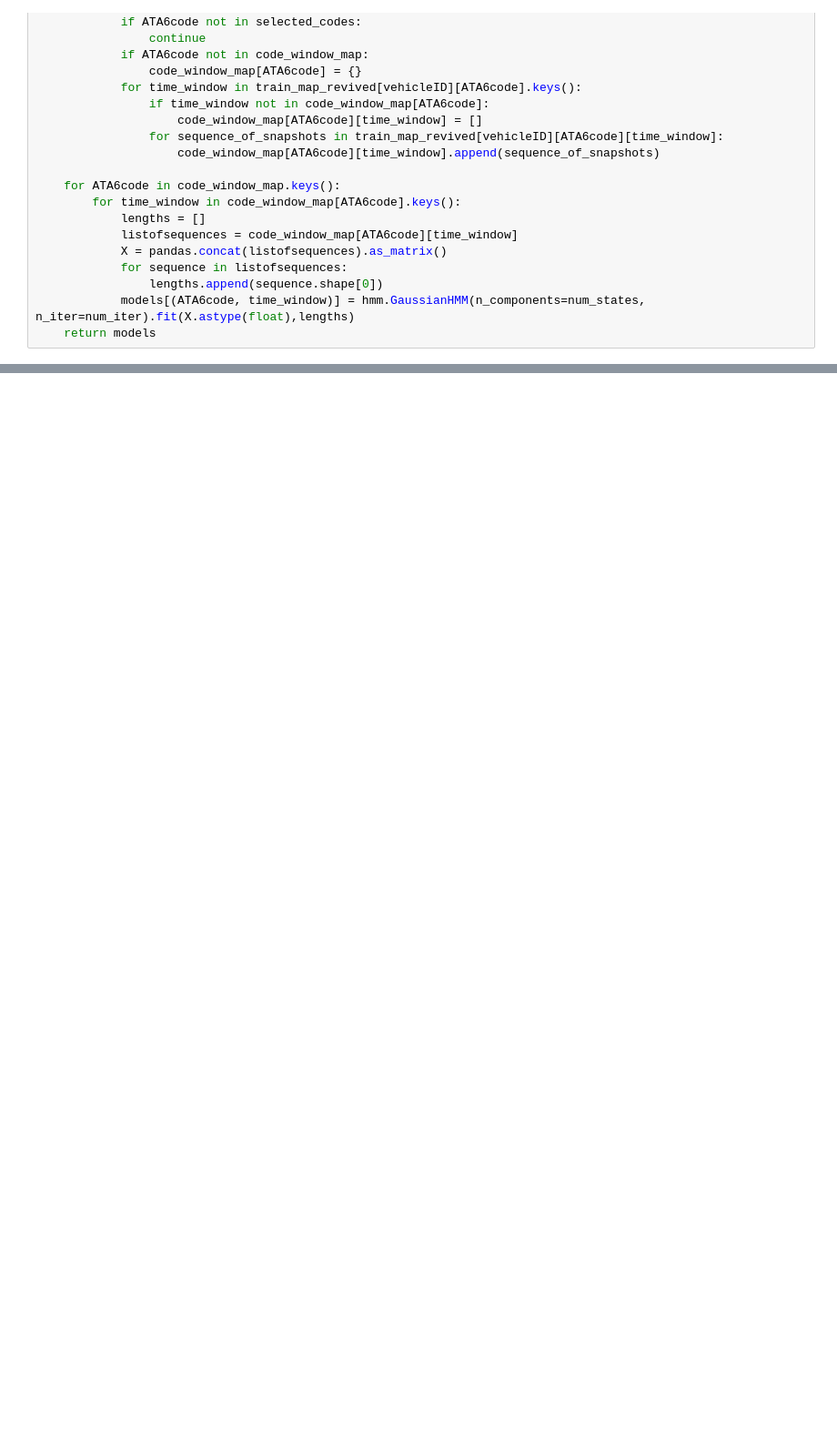
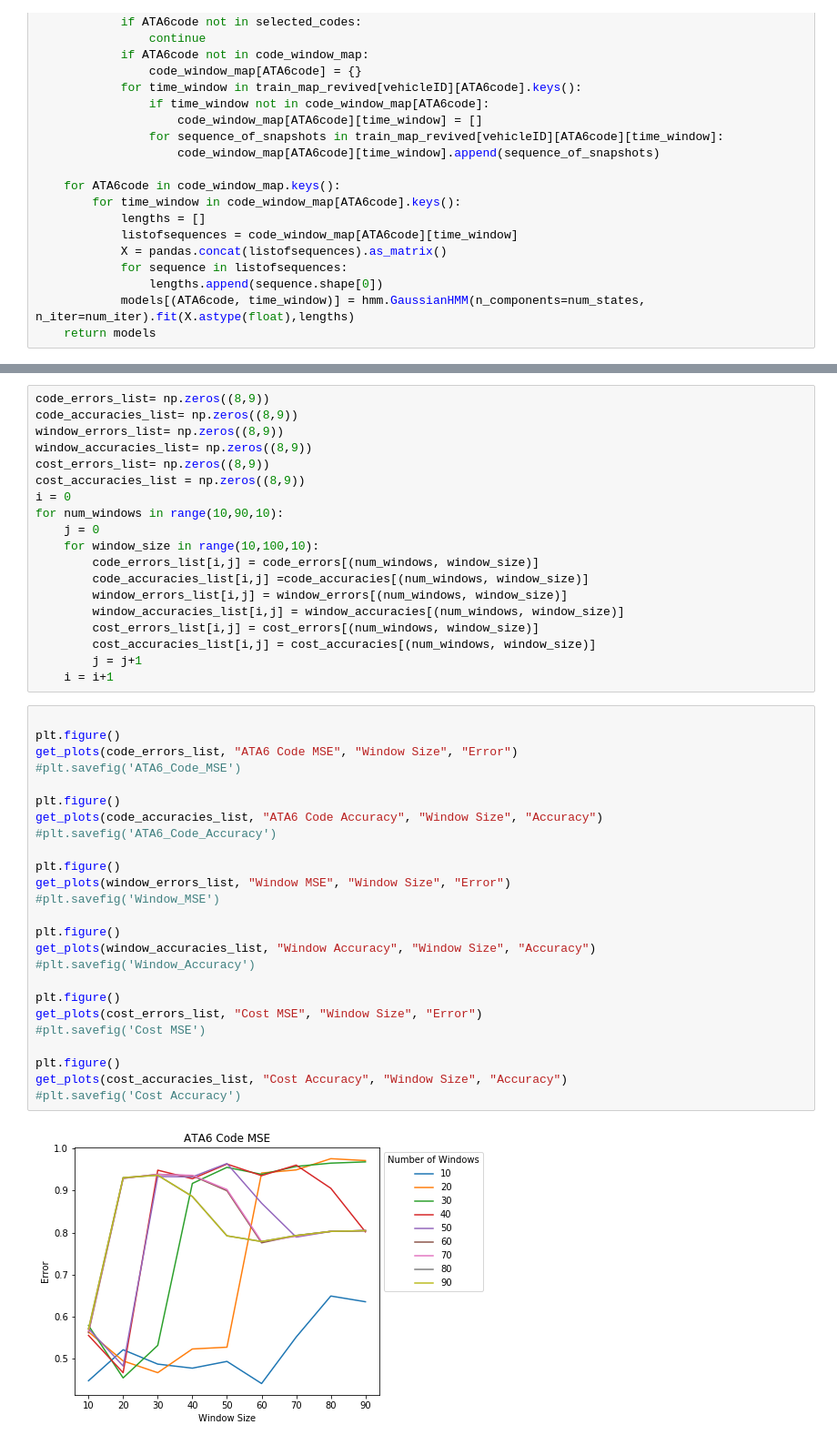
Before and after one commit to christydennison/paccar, a Jupyter notebook: NewHMM.ipynb, the cells around one changed output, grey strips where cells are left out. Shown at 91% size. Cells and saved outputs as stored; diff of their text form; blank space fills up the shorter version.

```diff
--- a/NewHMM.ipynb
+++ b/NewHMM.ipynb
@@ -284,0 +325,46 @@ KeyboardInterrupt:
+# %%
+code_errors_list= np.zeros((8,9))
+code_accuracies_list= np.zeros((8,9))
+window_errors_list= np.zeros((8,9))
+window_accuracies_list= np.zeros((8,9))
+cost_errors_list= np.zeros((8,9))
+cost_accuracies_list = np.zeros((8,9))
+i = 0
+for num_windows in range(10,90,10):
+    j = 0
+    for window_size in range(10,100,10):
+        code_errors_list[i,j] = code_errors[(num_windows, window_size)]
+        code_accuracies_list[i,j] =code_accuracies[(num_windows, window_size)]
+        window_errors_list[i,j] = window_errors[(num_windows, window_size)]
+        window_accuracies_list[i,j] = window_accuracies[(num_windows, window_size)]
+        cost_errors_list[i,j] = cost_errors[(num_windows, window_size)]
+        cost_accuracies_list[i,j] = cost_accuracies[(num_windows, window_size)]
+        j = j+1
+    i = i+1
+# %%
+
+plt.figure()
+get_plots(code_errors_list, "ATA6 Code MSE", "Window Size", "Error")
+#plt.savefig('ATA6_Code_MSE')
+
+plt.figure()
+get_plots(code_accuracies_list, "ATA6 Code Accuracy", "Window Size", "Accuracy")
+#plt.savefig('ATA6_Code_Accuracy')
+
+plt.figure()
+get_plots(window_errors_list, "Window MSE", "Window Size", "Error")
+#plt.savefig('Window_MSE')
+
+plt.figure()
+get_plots(window_accuracies_list, "Window Accuracy", "Window Size", "Accuracy")
+#plt.savefig('Window_Accuracy')
+
+plt.figure()
+get_plots(cost_errors_list, "Cost MSE", "Window Size", "Error")
+#plt.savefig('Cost MSE')
+
+plt.figure()
+get_plots(cost_accuracies_list, "Cost Accuracy", "Window Size", "Accuracy")
+#plt.savefig('Cost Accuracy')
+# %% [output]
+[figure, added]
```
Also changed, not shown: parts of 11 cells of this notebook.
